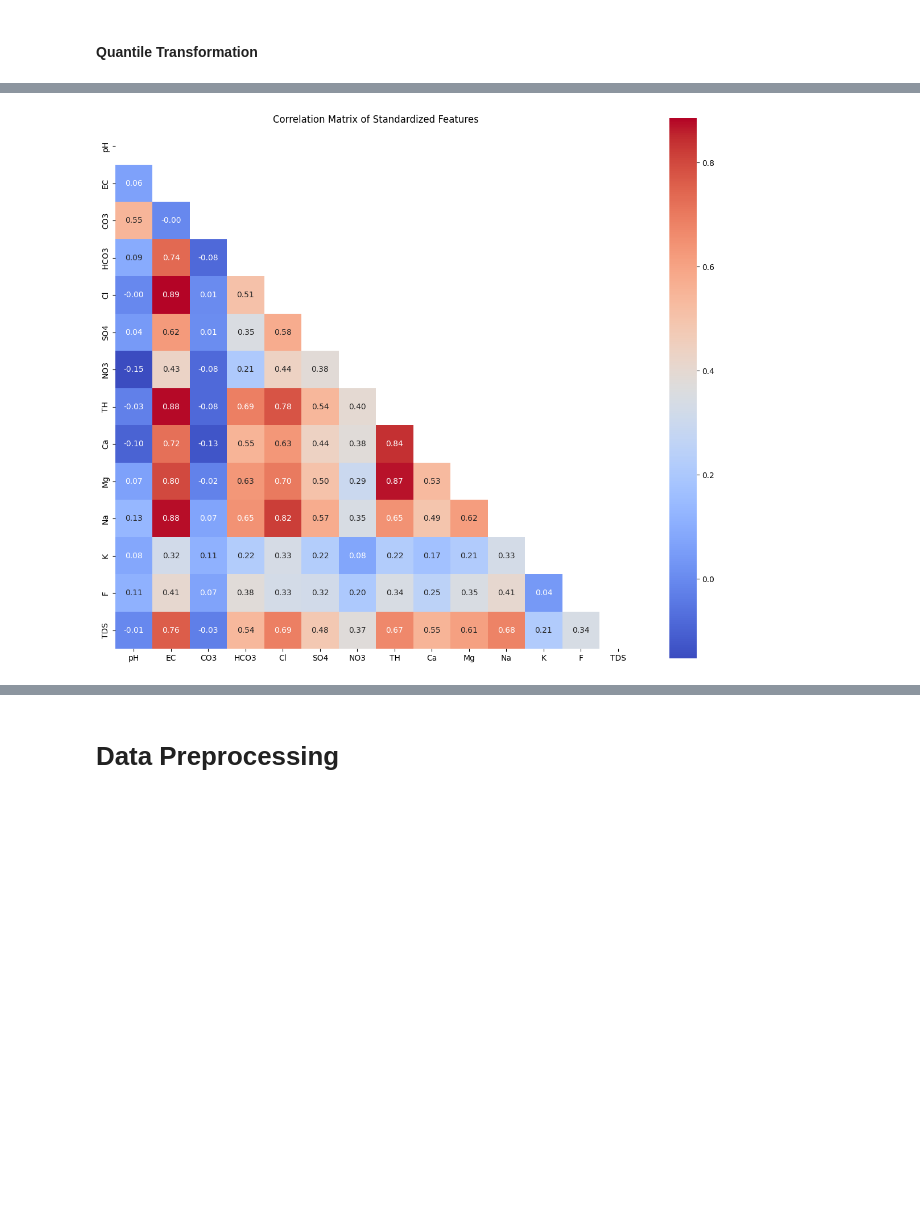
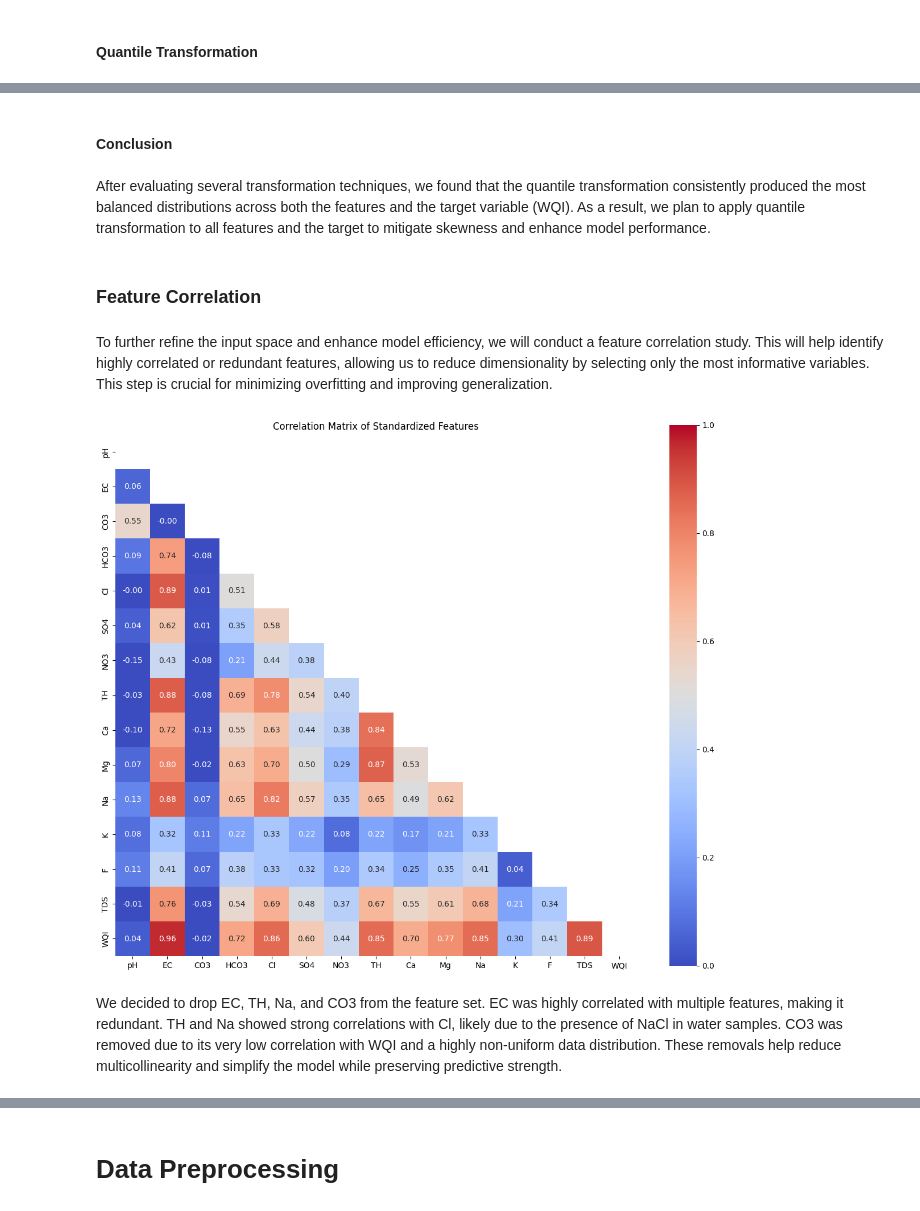
Before and after one commit to aquilina-barhouche/GenAI-Pinnacle-Program, a Jupyter notebook: Module 1 - Intro to DL using PyTorch/01_assignments/assignment_01_water_quality.ipynb, the cells around one changed output, grey strips where cells are left out. Saved outputs shown, nothing was run; the diff lists cells and outputs as text; code cells hidden in the pictures; blank space fills up the shorter version.

```diff
--- a/Module 1 - Intro to DL using PyTorch/01_assignments/assignment_01_water_quality.ipynb
+++ b/Module 1 - Intro to DL using PyTorch/01_assignments/assignment_01_water_quality.ipynb
@@ -176,7 +173,7 @@ This function uses the minimum WQI thresholds observed in each category to assig
 # %% [markdown]
 ### Feature Distribution & Transformation
 # %%
-col_to_ignore = ["Latitude", "Longitude", "Year", "WQI"]
+col_to_ignore = ["Latitude", "Longitude", "Year"]
 
 col_to_plot = df.select_dtypes(include="number").drop(columns=col_to_ignore).columns
 
@@ -294,20 +269,26 @@ plt.tight_layout()
+# %% [markdown]
+#### Conclusion
+# %% [markdown]
+After evaluating several transformation techniques, we found that the quantile transformation consistently produced the most balanced distributions across both the features and the target variable (WQI). As a result, we plan to apply quantile transformation to all features and the target to mitigate skewness and enhance model performance.
+# %% [markdown]
+### Feature Correlation
+# %% [markdown]
+To further refine the input space and enhance model efficiency, we will conduct a feature correlation study. This will help identify highly correlated or redundant features, allowing us to reduce dimensionality by selecting only the most informative variables. This step is crucial for minimizing overfitting and improving generalization.
 # %%
 # Compute correlation matrix
 corr_matrix = qt_df.drop(columns=["Water Quality Classification"]).corr()
 
-
 # Create a mask for the upper triangle
 mask = np.triu(np.ones_like(corr_matrix, dtype=bool))
 
-
 # Plot the correlation matrix heatmap
 plt.figure(figsize=(12, 10))
-sns.heatmap(corr_matrix, annot=True, fmt=".2f", cmap="coolwarm", square=True, mask=mask)
+sns.heatmap(corr_matrix, annot=True, fmt=".2f", cmap="coolwarm", square=True, mask=mask, vmin=0, vmax=1)
 plt.title("Correlation Matrix of Standardized Features")
 plt.tight_layout()
-plt.savefig("correlation_matrix.png")
-plt.show()
 # %% [output]
-[figure, old version]
+[figure, new version]
+# %% [markdown]
+We decided to drop EC, TH, Na, and CO3 from the feature set. EC was highly correlated with multiple features, making it redundant. TH and Na showed strong correlations with Cl, likely due to the presence of NaCl in water samples. CO3 was removed due to its very low correlation with WQI and a highly non-uniform data distribution. These removals help reduce multicollinearity and simplify the model while preserving predictive strength.
 # %%
 # Compute correlation matrix
```
Also changed, not shown: parts of 49 cells of this notebook.
